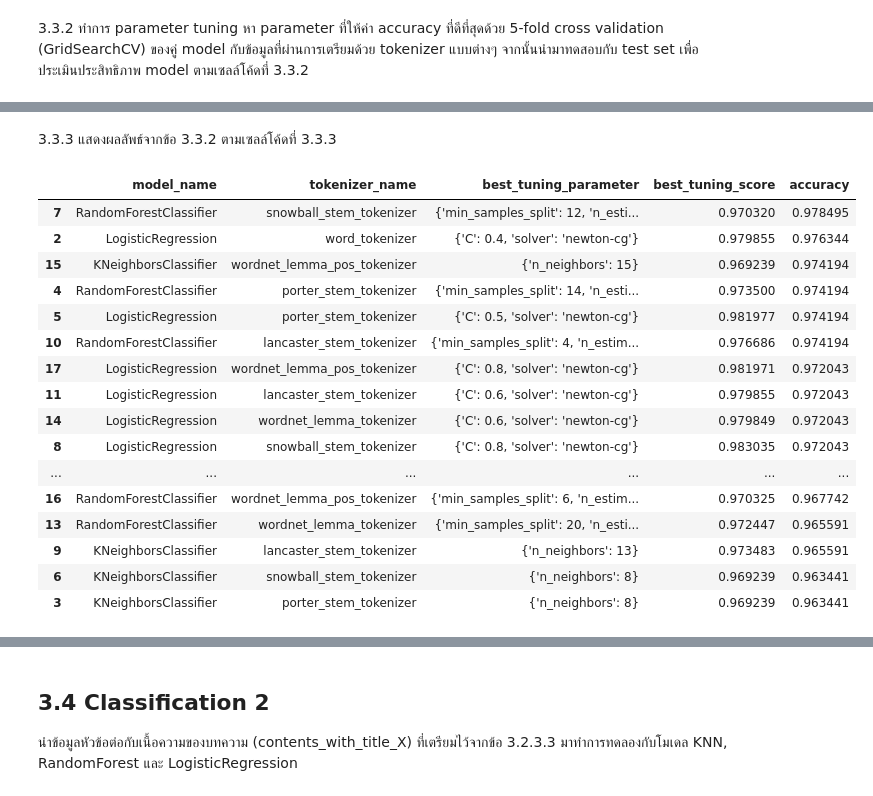
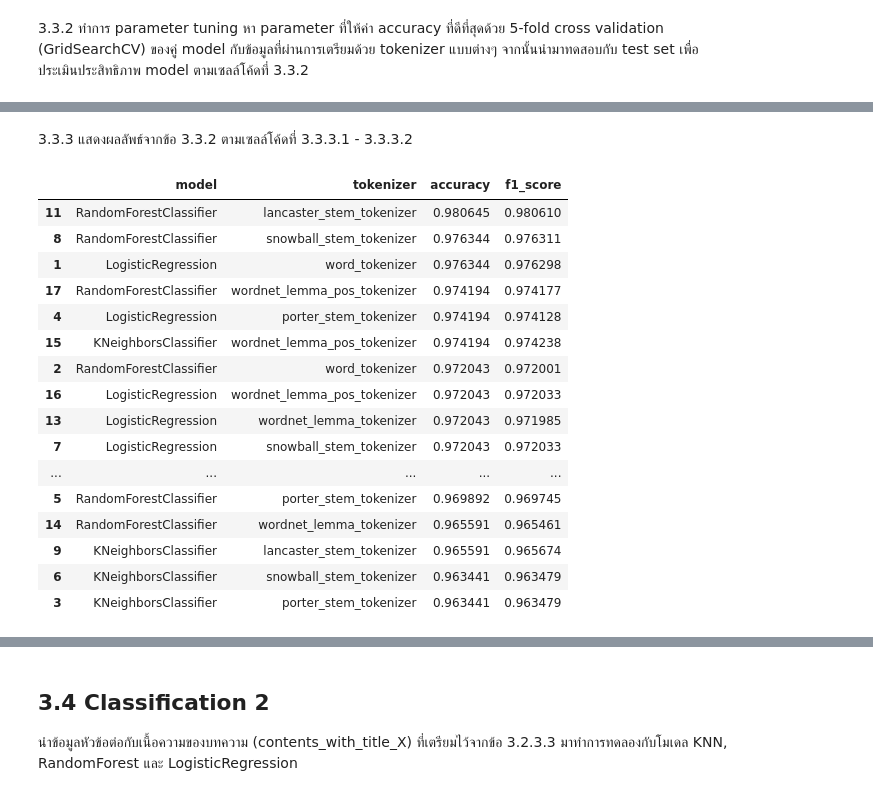
Before and after one commit to tjthanapat/ds4biz-assignment-2, a Jupyter notebook: Task 1 - News Classification/task1.ipynb, the cells around one changed output, grey strips where cells are left out. Cells and saved outputs as stored; diff of their text form; code cells hidden in the pictures.

Commit message:
add f1 score

```diff
--- a/Task 1 - News Classification/task1.ipynb
+++ b/Task 1 - News Classification/task1.ipynb
@@ -1037,36 +980,43 @@ models = [
 # %%
 ### Code Cell 3.3.2 ###
 
-results = {
-    "model_name": [],
-    "tokenizer_name": [],
-    "best_tuning_parameter": [],
-    "best_tuning_score": [],
-    "accuracy": []
+results1 = {
+    "model": [],
+    "tokenizer": [],
+    "best_tuning_params": [],
+    "best_tuning_acc": [],
+    "accuracy":[],
+    "f1_score":[],
 }
 
 y = targets
 
 for tokenizer_name, X in contents_X.items():
+    print(f'Docs tokenized by {tokenizer_name}')
 
     # Stratified train-test split with test size of 33%
     X_train, X_test, y_train, y_test = train_test_split(X, y,
         random_state=50, test_size=.33, stratify=y)
 
     for model in models:
+        print(f"- Tuning {type(model['model']).__name__}:")
 
         # Search for best set of parameters, using 5-fold cross validation
         clf = GridSearchCV(model['model'], model['params'], cv=5, n_jobs=-1, verbose=1)
         result = clf.fit(X_train, y_train)
-        results['model_name'].append(type(model['model']).__name__)
-        results['tokenizer_name'].append(tokenizer_name)
-        results['best_tuning_score'].append(result.best_score_)
-        results['best_tuning_parameter'].append(result.best_params_)
+        results1['model'].append(type(model['model']).__name__)
+        results1['tokenizer'].append(tokenizer_name)
+        results1['best_tuning_params'].append(result.best_params_)
+        results1['best_tuning_acc'].append(result.best_score_)
+        print(f'Best tuning: acc {result.best_score_:.4f}, params {result.best_params_}')
 
         # Test model with best set of parameters from GridSearchCV
         model = model['model']
         model.set_params(**result.best_params_)
         model.fit(X_train, y_train)
         y_pred = model.predict(X_test)
-        results['accuracy'].append(accuracy_score(y_test, y_pred))
+        results1['accuracy'].append(accuracy_score(y_test, y_pred))
+        results1['f1_score'].append(f1_score(y_test, y_pred, average='weighted'))
+
+    print('-'*10)
 # %% [output]
@@ -1091,25 +1040,27 @@ Fitting 5 folds for each of 50 candidates, totalling 250 fits
 # %% [markdown]
-3.3.3 แสดงผลลัพธ์จากข้อ 3.3.2 ตามเซลล์โค้ดที่ 3.3.3
+3.3.3 แสดงผลลัพธ์จากข้อ 3.3.2 ตามเซลล์โค้ดที่ 3.3.3.1 - 3.3.3.2
 # %%
-### Code Cell 3.3.3 ###
+### Code Cell 3.3.3.1 ###
 
-result_df = pd.DataFrame(results).sort_values(by=['accuracy'], ascending=False)
-result_df
+result_df = pd.DataFrame(results1)
+
+result_df[['model','tokenizer','accuracy','f1_score']] \
+    .sort_values(by=['accuracy'], ascending=False)
 # %% [output]
-|  | model_name | tokenizer_name | best_tuning_parameter | best_tuning_score | accuracy |
-| 7 | RandomForestClassifier | snowball_stem_tokenizer | {'min_samples_split': 12, 'n_esti... | 0.970320 | 0.978495 |
-| 2 | LogisticRegression | word_tokenizer | {'C': 0.4, 'solver': 'newton-cg'} | 0.979855 | 0.976344 |
-| 15 | KNeighborsClassifier | wordnet_lemma_pos_tokenizer | {'n_neighbors': 15} | 0.969239 | 0.974194 |
-| 4 | RandomForestClassifier | porter_stem_tokenizer | {'min_samples_split': 14, 'n_esti... | 0.973500 | 0.974194 |
-| 5 | LogisticRegression | porter_stem_tokenizer | {'C': 0.5, 'solver': 'newton-cg'} | 0.981977 | 0.974194 |
-| 10 | RandomForestClassifier | lancaster_stem_tokenizer | {'min_samples_split': 4, 'n_estim... | 0.976686 | 0.974194 |
-| 17 | LogisticRegression | wordnet_lemma_pos_tokenizer | {'C': 0.8, 'solver': 'newton-cg'} | 0.981971 | 0.972043 |
-| 11 | LogisticRegression | lancaster_stem_tokenizer | {'C': 0.6, 'solver': 'newton-cg'} | 0.979855 | 0.972043 |
-| 14 | LogisticRegression | wordnet_lemma_tokenizer | {'C': 0.6, 'solver': 'newton-cg'} | 0.979849 | 0.972043 |
-| 8 | LogisticRegression | snowball_stem_tokenizer | {'C': 0.8, 'solver': 'newton-cg'} | 0.983035 | 0.972043 |
-| ... | ... | ... | ... | ... | ... |
-| 16 | RandomForestClassifier | wordnet_lemma_pos_tokenizer | {'min_samples_split': 6, 'n_estim... | 0.970325 | 0.967742 |
-| 13 | RandomForestClassifier | wordnet_lemma_tokenizer | {'min_samples_split': 20, 'n_esti... | 0.972447 | 0.965591 |
-| 9 | KNeighborsClassifier | lancaster_stem_tokenizer | {'n_neighbors': 13} | 0.973483 | 0.965591 |
-| 6 | KNeighborsClassifier | snowball_stem_tokenizer | {'n_neighbors': 8} | 0.969239 | 0.963441 |
-| 3 | KNeighborsClassifier | porter_stem_tokenizer | {'n_neighbors': 8} | 0.969239 | 0.963441 |
+|  | model | tokenizer | accuracy | f1_score |
+| 11 | RandomForestClassifier | lancaster_stem_tokenizer | 0.980645 | 0.980610 |
+| 8 | RandomForestClassifier | snowball_stem_tokenizer | 0.976344 | 0.976311 |
+| 1 | LogisticRegression | word_tokenizer | 0.976344 | 0.976298 |
+| 17 | RandomForestClassifier | wordnet_lemma_pos_tokenizer | 0.974194 | 0.974177 |
+| 4 | LogisticRegression | porter_stem_tokenizer | 0.974194 | 0.974128 |
+| 15 | KNeighborsClassifier | wordnet_lemma_pos_tokenizer | 0.974194 | 0.974238 |
+| 2 | RandomForestClassifier | word_tokenizer | 0.972043 | 0.972001 |
+| 16 | LogisticRegression | wordnet_lemma_pos_tokenizer | 0.972043 | 0.972033 |
+| 13 | LogisticRegression | wordnet_lemma_tokenizer | 0.972043 | 0.971985 |
+| 7 | LogisticRegression | snowball_stem_tokenizer | 0.972043 | 0.972033 |
+| ... | ... | ... | ... | ... |
+| 5 | RandomForestClassifier | porter_stem_tokenizer | 0.969892 | 0.969745 |
+| 14 | RandomForestClassifier | wordnet_lemma_tokenizer | 0.965591 | 0.965461 |
+| 9 | KNeighborsClassifier | lancaster_stem_tokenizer | 0.965591 | 0.965674 |
+| 6 | KNeighborsClassifier | snowball_stem_tokenizer | 0.963441 | 0.963479 |
+| 3 | KNeighborsClassifier | porter_stem_tokenizer | 0.963441 | 0.963479 |
```
Also changed, not shown: parts of 19 cells of this notebook, 1 other file.
